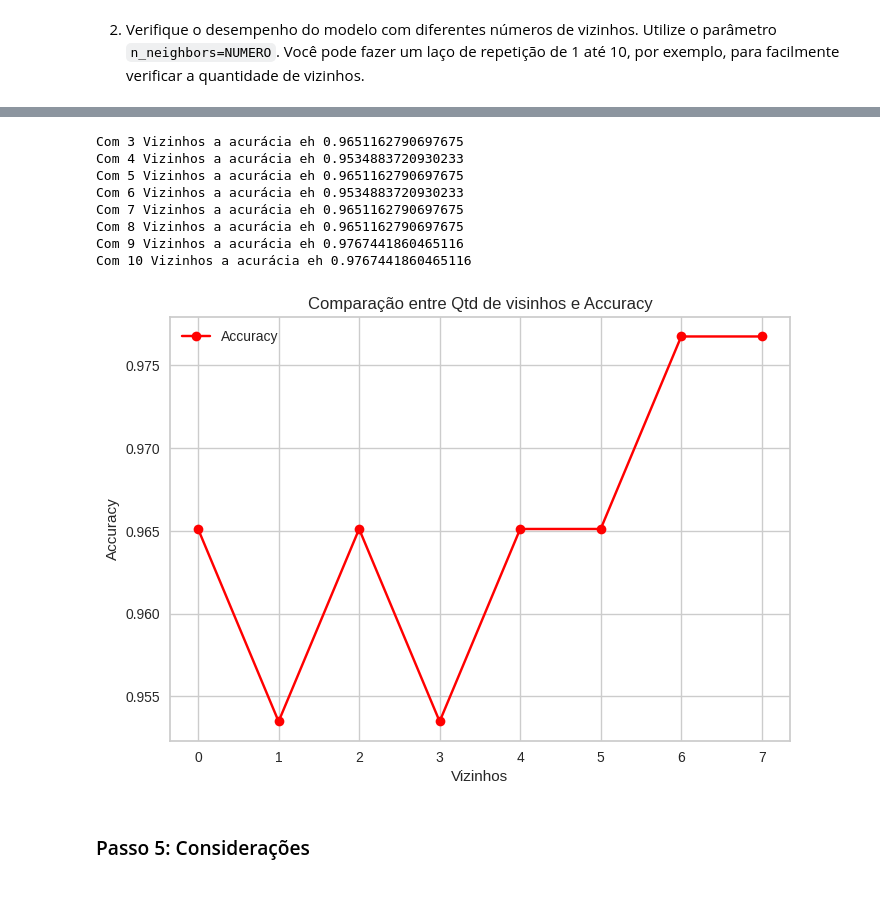
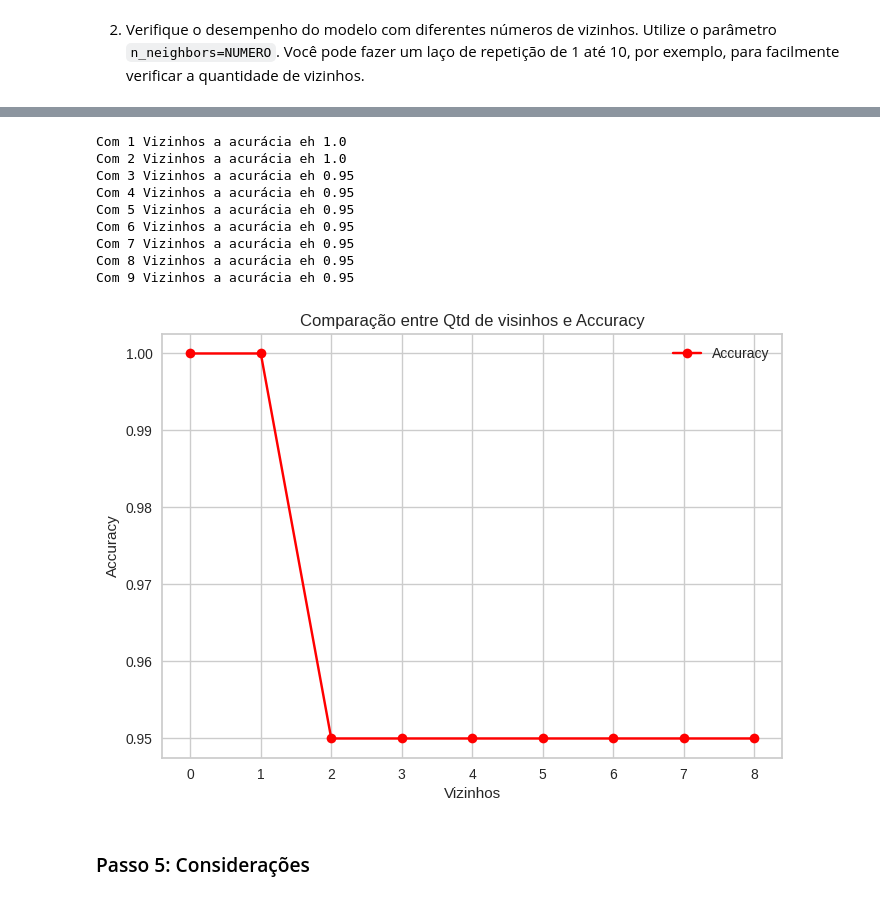
Before and after one commit to AnaCristina1972/projett, a Jupyter notebook: Atividade_1_Modelos_introdutórios.ipynb, the cells around one changed output, grey strips where cells are left out. Saved outputs shown, nothing was run; the diff lists cells and outputs as text; code cells hidden in the pictures.

```diff
--- a/Atividade_1_Modelos_introdutórios.ipynb
+++ b/Atividade_1_Modelos_introdutórios.ipynb
@@ -434,9 +434,9 @@ accuracy_score(y_val,ypredKNN)
 # %%
-knn_treino1=KNeighborsClassifier(n_neighbors=5, metric='manhattan')
+knn_treino=KNeighborsClassifier(n_neighbors=5, metric='manhattan')
 # %%
-knn_treino1.fit(X_train,y_train)
+knn_treino.fit(X_train,y_train)
 # %% [output]
 KNeighborsClassifier(metric='manhattan')
 # %%
-ypredKNN1=knn_treino1.predict(X_val)
+ypred=knn_treino.predict(X_val)
 # %%
@@ -446,15 +446,15 @@ accuracy_score(y_val,ypredKNN1)
 # %% [markdown]
 2. Verifique o desempenho do modelo com diferentes números de vizinhos. Utilize o parâmetro `n_neighbors=NUMERO`. Você pode fazer um laço de repetição de 1 até 10, por exemplo, para facilmente verificar a quantidade de vizinhos.
 # %%
-NUMERO = int (3)
+NUMERO = int (1)
 listAcura =[]
 listVizinho =[]
 erro=[]
-for i in range (8):
-  knn_treino1=KNeighborsClassifier(n_neighbors=(NUMERO), metric='manhattan')
-  knn_treino1.fit(Xtreino,ytreino)
-  ypredKNN1=knn_treino1.predict(Xtest)
-  ac = accuracy_score(ytest,ypredKNN1)
+for i in range (9):
+  knn_treino=KNeighborsClassifier(n_neighbors=(NUMERO), metric='manhattan')
+  knn_treino.fit(Xtreino,ytreino)
+  ypred=knn_treino.predict(X_val)
+  ac = accuracy_score(y_val,ypred)
   er=1-ac
   erro.append(er)
   listAcura.append(ac)
@@ -490,36 +491,37 @@ plt.show()
 # %%
-NUMERO = int (3)
+NUMERO = int (1)
 listAcura =[]
 listVizinho =[]
 erro=[]
-for i in range (8):
-  knn_treino1=KNeighborsClassifier(n_neighbors=(NUMERO), metric='euclidean')
-  knn_treino1.fit(Xtreino,ytreino)
-  ypredKNN1=knn_treino1.predict(Xtest)
-  ac = accuracy_score(ytest,ypredKNN1)
+for i in range (9):
+  knn_treino=KNeighborsClassifier(n_neighbors=(NUMERO), metric='euclidean')
+  knn_treino.fit(Xtreino,ytreino)
+  ypred=knn_treino.predict(X_val)
+  ac = accuracy_score(y_val,ypred)
   er=1-ac
   erro.append(er)
   listAcura.append(ac)
   listVizinho.append(NUMERO)
   print("Com",NUMERO,"Vizinhos a acurácia eh",ac)
   NUMERO=NUMERO+1
 
 plt.plot(listAcura, label='Accuracy', color='red', marker='o')
 plt.xlabel('Vizinhos')
 plt.ylabel('Accuracy')
 plt.title('Comparação entre Qtd de visinhos e Accuracy')
 plt.legend()
 plt.show()
 # %% [output]
-Com 3 Vizinhos a acurácia eh 0.9651162790697675
-Com 4 Vizinhos a acurácia eh 0.9534883720930233
-Com 5 Vizinhos a acurácia eh 0.9651162790697675
-Com 6 Vizinhos a acurácia eh 0.9534883720930233
-Com 7 Vizinhos a acurácia eh 0.9651162790697675
-Com 8 Vizinhos a acurácia eh 0.9651162790697675
-Com 9 Vizinhos a acurácia eh 0.9767441860465116
-Com 10 Vizinhos a acurácia eh 0.9767441860465116
+Com 1 Vizinhos a acurácia eh 1.0
+Com 2 Vizinhos a acurácia eh 1.0
+Com 3 Vizinhos a acurácia eh 0.95
+Com 4 Vizinhos a acurácia eh 0.95
+Com 5 Vizinhos a acurácia eh 0.95
+Com 6 Vizinhos a acurácia eh 0.95
+Com 7 Vizinhos a acurácia eh 0.95
+Com 8 Vizinhos a acurácia eh 0.95
+Com 9 Vizinhos a acurácia eh 0.95
-[figure, old version]
+[figure, new version]
 # %% [markdown]
 ### Passo 5: Considerações
 # %% [markdown]
```
Also changed, not shown: parts of 44 cells of this notebook.
